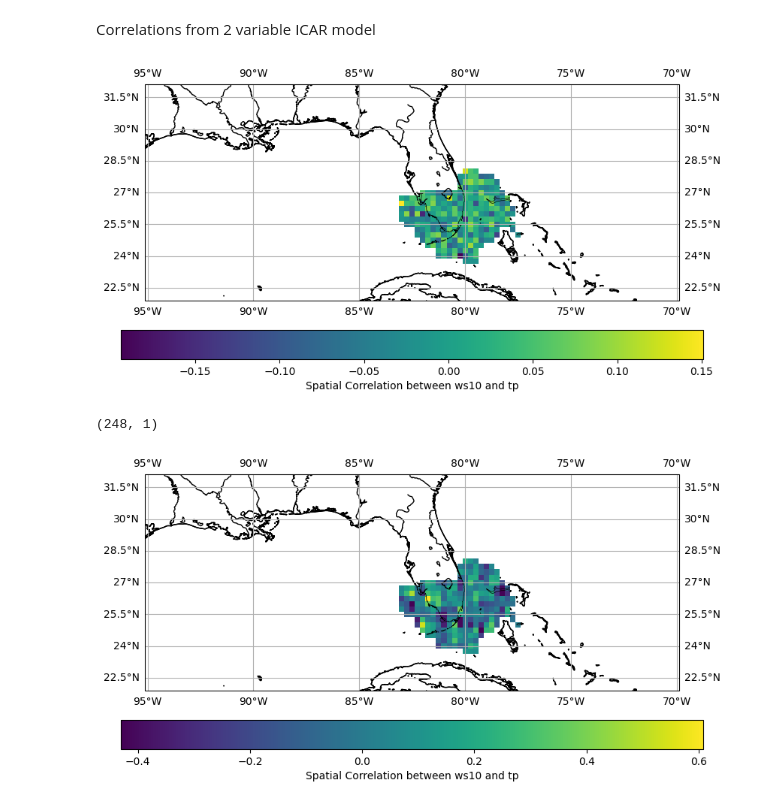
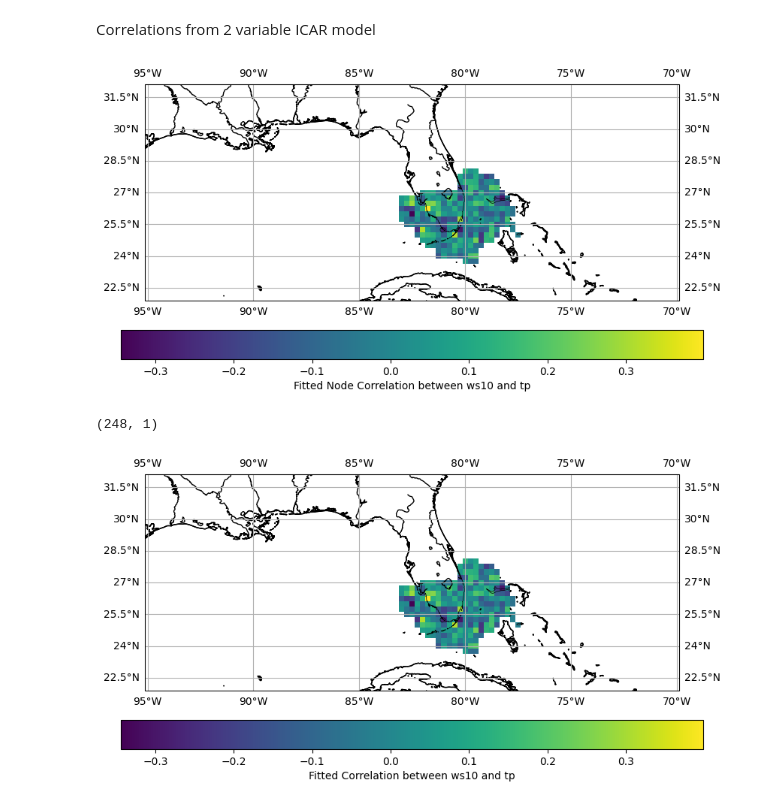
Before and after one commit to MujtaGit/Extreme_Weather_Correlation, a Jupyter notebook: post_icar.ipynb, the cells around one changed output. Saved outputs shown, nothing was run; the diff lists cells and outputs as text; code cells hidden in the pictures.

Commit message:
no_correlation_icar

```diff
--- a/post_icar.ipynb
+++ b/post_icar.ipynb
@@ -62,0 +66,7 @@ import matplotlib.pyplot as plt
+# %%
+y1_filtered = y1.where(combined_mask)
+
+temp = y1_filtered.unstack()
+lat = temp.index.values
+lon = temp.columns.values
+data_grid = temp.values
@@ -62,0 +149,7 @@ import matplotlib.pyplot as plt
+# %%
+y2_filtered = y2.where(combined_mask)
+
+temp = y2_filtered.unstack()
+lat = temp.index.values
+lon = temp.columns.values
+data_grid = temp.values
@@ -62,0 +186,16 @@ import matplotlib.pyplot as plt
+# %%
+phi2_icar = pd.read_csv("post_icar_data/one_variable/mu2.csv")
+
+data_grid_icar = data_grid.copy()
+
+k = 0
+
+for i in range(101):
+
+    for j in range(40):
+
+        if not np.isnan(data_grid_icar[j,i]):
+
+            data_grid_icar[j,i] = phi2_icar.values[k]
+
+            k+=1
@@ -144,3 +297,15 @@ ax.set_xlabel('Longitude', fontsize=12)
 ax.set_ylabel('Latitude', fontsize=12);
 # %% [output]
 [figure]
+# %%
+corr = []
+
+k = 0
+
+for i in range(101):
+
+    for j in range(40):
+
+        if not np.isnan(data_grid[j,i]):
+
+            corr.append(data_grid[j,i])
@@ -215,33 +382,33 @@ for i in range(101):
 # %%
 fig, ax = plt.subplots(figsize=(10, 5),
                        subplot_kw={'projection': ccrs.PlateCarree()})
 
 #ax.set_extent([-70, -95, 32, 22])
 
 ax.add_feature(cfeature.COASTLINE, linewidth=0.5, edgecolor='black')
 ax.add_feature(cfeature.BORDERS, linestyle=':', linewidth=0.5, edgecolor='black')
 ax.add_feature(cfeature.LAND, edgecolor='black', facecolor='none')
 ax.add_feature(cfeature.OCEAN, edgecolor='black', facecolor='none')
 ax.add_feature(cfeature.LAKES, edgecolor='black', facecolor='none')
 ax.add_feature(cfeature.RIVERS, edgecolor='black')
 
 heatmap = ax.pcolormesh(lon, lat, data_grid_icar, cmap='viridis', transform=ccrs.PlateCarree())
 
 # Add a colorbar
 cbar = plt.colorbar(heatmap, ax=ax, orientation='horizontal', pad=0.1)
-cbar.set_label('Spatial Correlation between ws10 and tp')
+cbar.set_label('Fitted Node Correlation between ws10 and tp')
 
 # Add gridlines
 ax.gridlines(draw_labels=True)
 
 # Show the plot
 plt.show()
 
 ax.set_title(f'Correlation between ws10 and tp', fontsize=16)
 ax.set_xlabel('Longitude', fontsize=12)
 ax.set_ylabel('Latitude', fontsize=12);
 # %% [output]
-[figure, old version]
+[figure, new version]
 # %%
 edge_correlations = correlations_icar[0:M]
 # %%
@@ -296,7 +463,7 @@ heatmap = ax.pcolormesh(lon, lat, data_grid_icar, cmap='viridis', transform=ccrs
 
 # Add a colorbar
 cbar = plt.colorbar(heatmap, ax=ax, orientation='horizontal', pad=0.1)
-cbar.set_label('Spatial Correlation between ws10 and tp')
+cbar.set_label('Fitted Correlation between ws10 and tp')
 
 # Add gridlines
 ax.gridlines(draw_labels=True)
@@ -308,4 +475,4 @@ ax.set_title(f'Correlation between ws10 and tp', fontsize=16)
 ax.set_xlabel('Longitude', fontsize=12)
 ax.set_ylabel('Latitude', fontsize=12);
 # %% [output]
-[figure, old version]
+[figure, new version]
```
Also changed, not shown: parts of 51 cells of this notebook, 17 other files.
